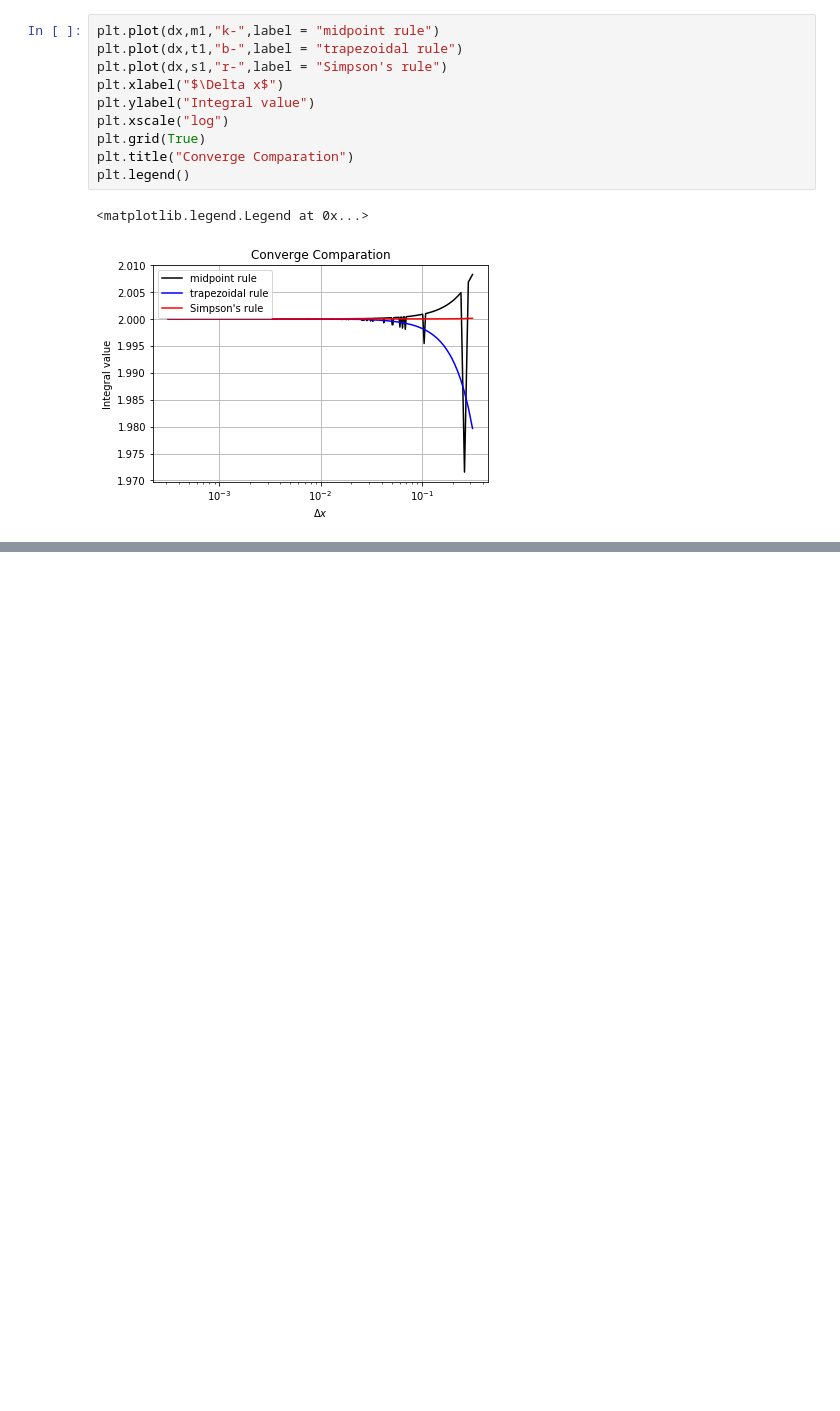
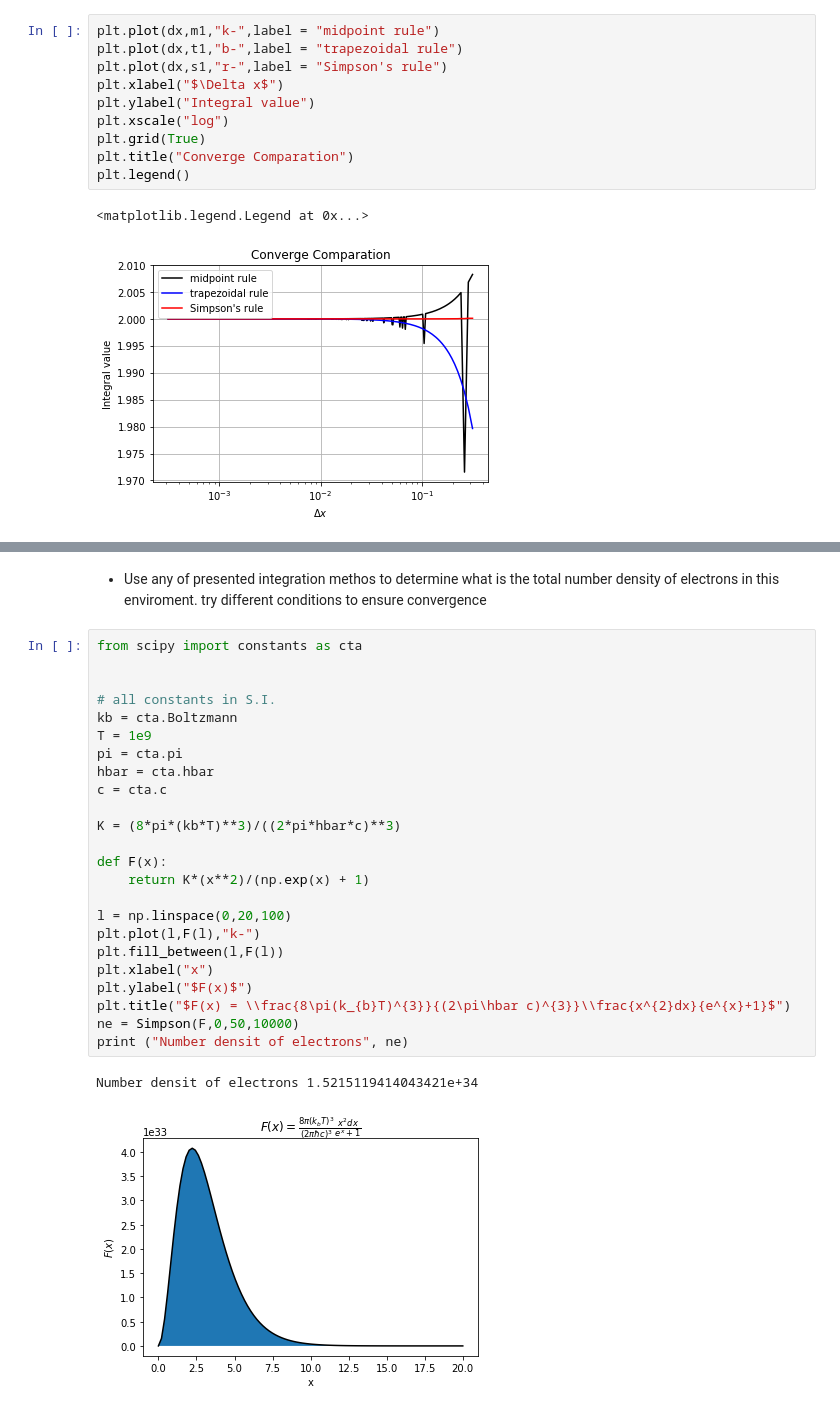
Before and after one commit to jomen93/Computational_Astrophysics, a Jupyter notebook: Exercise_3/Exercise_3.ipynb, the cells around one changed output, grey strips where cells are left out. Drawn from its saved outputs; the diff is of its cells as text; blank space fills up the shorter version.

```diff
--- a/Exercise_3/Exercise_3.ipynb
+++ b/Exercise_3/Exercise_3.ipynb
@@ -306,0 +325,29 @@ plt.legend()
+# %% [markdown]
+* Use any of presented integration methos to determine what is the total number density of electrons in this enviroment. try different conditions to ensure convergence
+# %%
+from scipy import constants as cta
+
+
+# all constants in S.I.
+kb = cta.Boltzmann
+T = 1e9
+pi = cta.pi
+hbar = cta.hbar
+c = cta.c
+
+K = (8*pi*(kb*T)**3)/((2*pi*hbar*c)**3)
+
+def F(x):
+    return K*(x**2)/(np.exp(x) + 1)
+
+l = np.linspace(0,20,100)
+plt.plot(l,F(l),"k-")
+plt.fill_between(l,F(l))
+plt.xlabel("x")
+plt.ylabel("$F(x)$")
+plt.title("$F(x) = \\frac{8\pi(k_{b}T)^{3}}{(2\pi\hbar c)^{3}}\\frac{x^{2}dx}{e^{x}+1}$")
+ne = Simpson(F,0,50,10000)
+print ("Number densit of electrons", ne)
+# %% [output]
+Number densit of electrons 1.5215119414043421e+34
+[figure, added]
```
Also changed, not shown: parts of 2 cells of this notebook.
